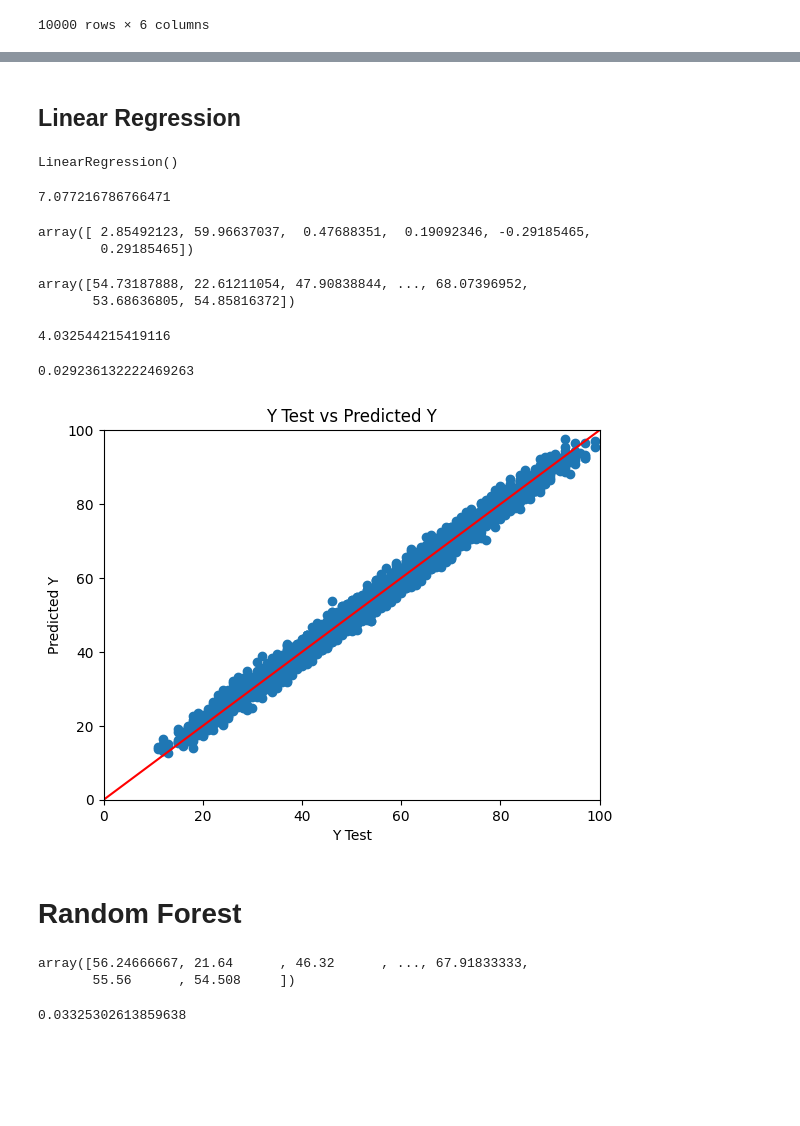
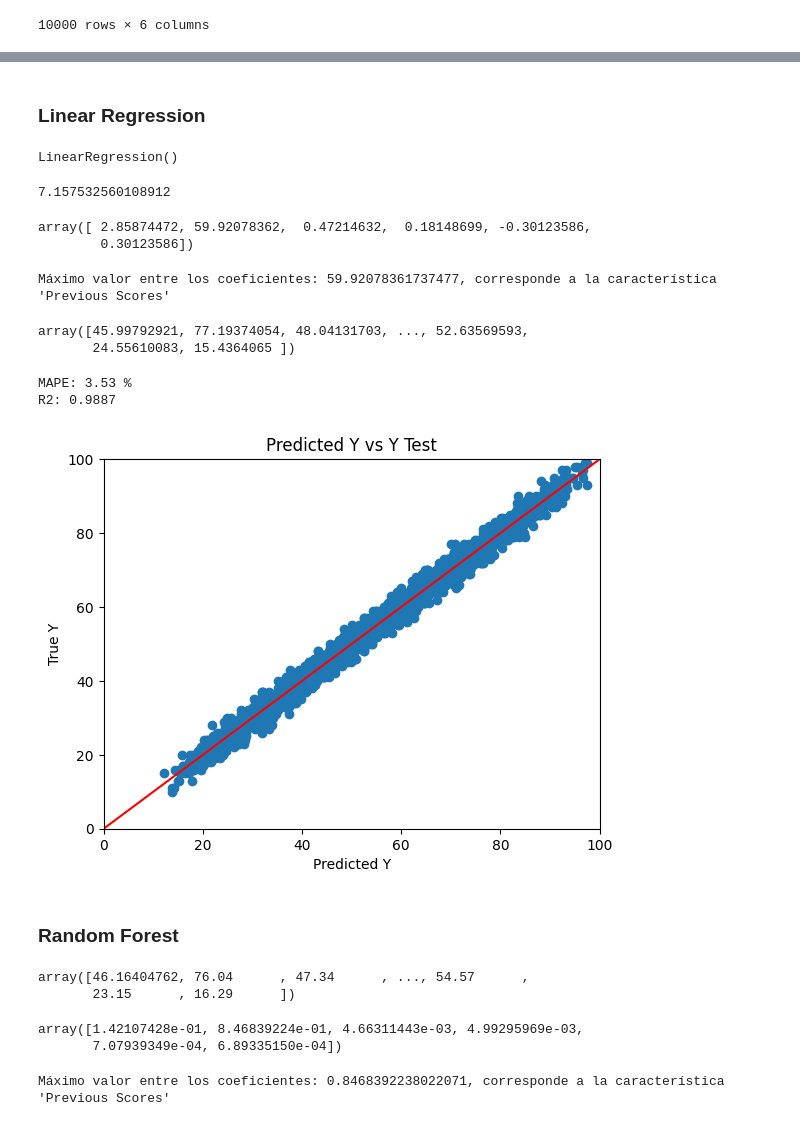
Before and after one commit to danieldamc/intro-data-science, a Jupyter notebook: Tarea 2/regresion.ipynb, the cells around one changed output, grey strips where cells are left out. Cells and saved outputs as stored; diff of their text form; code cells hidden in the pictures; blank space fills up the shorter version.

```diff
--- a/Tarea 2/regresion.ipynb
+++ b/Tarea 2/regresion.ipynb
@@ -163,4 +189,5 @@ X_ohe
 # %%
 from sklearn.model_selection import train_test_split
 
-X_train, X_test, y_train, y_test = train_test_split(X_ohe, y, test_size=0.25, random_state=42)
+X_train, X_test, y_train, y_test = train_test_split(X_ohe, y, test_size=0.4, random_state=42)
+X_test, X_validation, y_test, y_validation = train_test_split(X_test, y_test, test_size=0.5, random_state=42)
@@ -197,5 +226,5 @@ X_train
 # %% [markdown]
-## Linear Regression
+### Linear Regression
 # %%
 from sklearn.linear_model import LinearRegression
 
@@ -207,47 +236,47 @@ LinearRegression()
 c = lr.intercept_
 c
 # %% [output]
-7.077216786766471
+7.157532560108912
 # %%
 m = lr.coef_
 m
 # %% [output]
-array([ 2.85492123, 59.96637037,  0.47688351,  0.19092346, -0.29185465,
-        0.29185465])
+array([ 2.85874472, 59.92078362,  0.47214632,  0.18148699, -0.30123586,
+        0.30123586])
+# %%
+print(f"Máximo valor entre los coeficientes: {max(m)}, corresponde a la característica '{X_train.columns[np.argmax(m)]}'")
+# %% [output]
+Máximo valor entre los coeficientes: 59.92078361737477, corresponde a la característica 'Previous Scores'
 # %%
 Y_pred_test = lr.predict(X_test)
 Y_pred_test
 # %% [output]
-array([54.73187888, 22.61211054, 47.90838844, ..., 68.07396952,
-       53.68636805, 54.85816372])
+array([45.99792921, 77.19374054, 48.04131703, ..., 52.63569593,
+       24.55610083, 15.4364065 ])
-# %%
-from sklearn.metrics import mean_squared_error
-
-cm = mean_squared_error(y_test, Y_pred_test)
-cm
-# %% [output]
-4.032544215419116
-# %%
-from sklearn.metrics import mean_absolute_error
-
-mae = mean_absolute_error(y_test, Y_pred_test)
-mape = mae / y_test.mean()
-mape
-# %% [output]
-0.029236132222469263
+# %%
+from sklearn.metrics import mean_absolute_percentage_error, r2_score
+
+mape = mean_absolute_percentage_error(y_test, Y_pred_test) * 100
+r2 = r2_score(y_test, Y_pred_test)
+
+print(f'MAPE: {mape:.2f} %')
+print(f'R2: {r2:.4f}')
+# %% [output]
+MAPE: 3.53 %
+R2: 0.9887
 # %%
-plt.scatter(y_test, Y_pred_test)
-plt.xlabel('Y Test')
-plt.ylabel('Predicted Y')
+plt.scatter(Y_pred_test, y_test)
+plt.ylabel('True Y')
+plt.xlabel('Predicted Y')
 plt.xlim(0, 100)
 plt.ylim(0, 100)
-plt.title('Y Test vs Predicted Y')
+plt.title('Predicted Y vs Y Test')
 plt.plot([0, 100], [0, 100], color='red')
 plt.show()
 # %% [output]
-[figure, old version]
+[figure, new version]
 # %% [markdown]
-# Random Forest
+### Random Forest
 # %%
 from sklearn.ensemble import RandomForestRegressor
 
@@ -257,13 +286,14 @@ rf.fit(X_train, y_train)
 Y_pred_test_rf = rf.predict(X_test)
 Y_pred_test_rf
 # %% [output]
-array([56.24666667, 21.64      , 46.32      , ..., 67.91833333,
-       55.56      , 54.508     ])
+array([46.16404762, 76.04      , 47.34      , ..., 54.57      ,
+       23.15      , 16.29      ])
-# %%
-from sklearn.metrics import mean_absolute_error
-
-mae = mean_absolute_error(y_test, Y_pred_test_rf)
-mape = mae / y_test.mean()
-mape
-# %% [output]
-0.03325302613859638
+# %%
+rf.feature_importances_
+# %% [output]
+array([1.42107428e-01, 8.46839224e-01, 4.66311443e-03, 4.99295969e-03,
+       7.07939349e-04, 6.89335150e-04])
+# %%
+print(f"Máximo valor entre los coeficientes: {max(rf.feature_importances_)}, corresponde a la característica '{X_train.columns[np.argmax(rf.feature_importances_)]}'")
+# %% [output]
+Máximo valor entre los coeficientes: 0.8468392238022071, corresponde a la característica 'Previous Scores'
```
Also changed, not shown: parts of 28 cells of this notebook, 1 other file.
